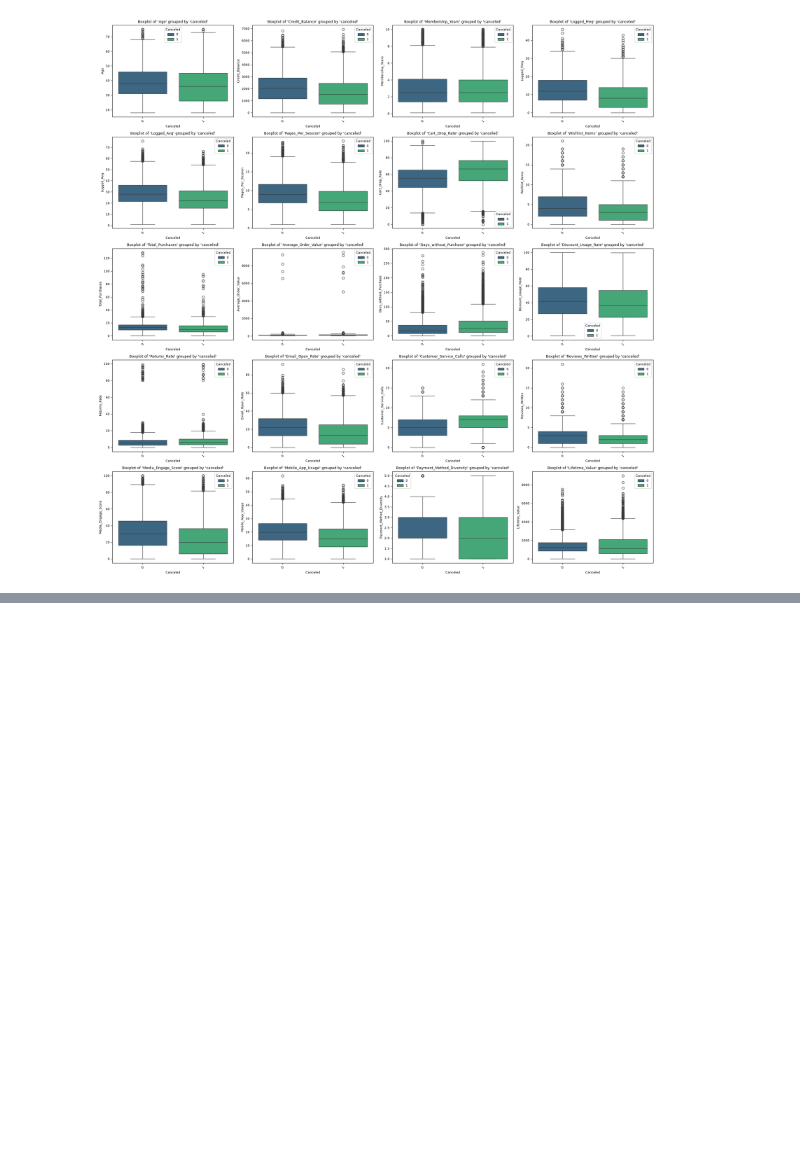
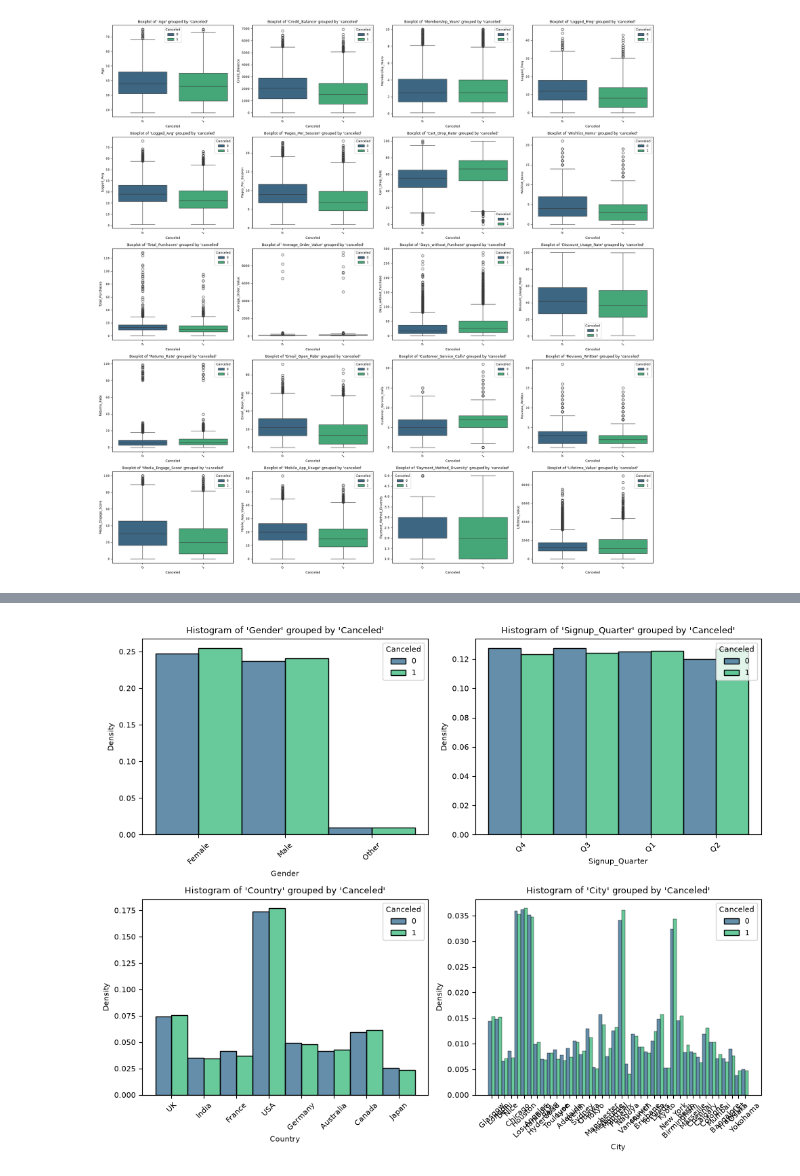
Before and after one commit to alfreve2003/Big-Data-Intelligence, a Jupyter notebook: Assignment 1.ipynb, the cells around one changed output, grey strips where cells are left out. Cells and saved outputs as stored; diff of their text form; code cells hidden in the pictures; blank space fills up the shorter version.

Commit message:
Categorical bivariate analysis done

```diff
--- a/Assignment 1.ipynb
+++ b/Assignment 1.ipynb
@@ -53,12 +53,12 @@ Our dataset has 20240 instances and 26 features. The target variable, *Canceled*
 Let's continue analyzing each type of variables. Starting with categorical variables, we must check which ones contain a high number of unique values. This is because in those cases a specific strategie should be followed in order to prevent overfitting and dimensional issues.
 # %%
 # Select categorical variables
-categ_cols = df.select_dtypes("object").columns
+categ_cols = df.select_dtypes("object")
 
 # Cardinality
 cardinality = []
 
-for c in categ_cols:
+for c in categ_cols.columns:
     cardinality.append({
         "Variable": c,
         "Cardinality": df[c].nunique()
@@ -180,0 +189,21 @@ plt.show()
+# %%
+categ_cols = df.select_dtypes("object")
+number_categ_cols = len(categ_cols.columns) # Number of categorical columns
+cols = 2  # Number of subplots by row
+rows = (number_categ_cols + cols - 1) // cols  # Number of subplots by columns
+
+
+fig, axes = plt.subplots(rows, cols, figsize=(cols * 5, rows * 4))  # Size of each subplot
+axes = axes.flatten()
+
+# Plotting
+for i, col in enumerate(categ_cols.columns):
+  sns.histplot(data=df, x = col, hue= 'Canceled', multiple='dodge', stat = 'density', palette="viridis", ax=axes[i])
+  axes[i].set_title(f"Histogram of '{col}' grouped by 'Canceled'")
+  axes[i].tick_params(axis="x", rotation=45)
+
+
+plt.tight_layout()
+plt.show()
+# %% [output]
+[figure, added]
```
Also changed, not shown: parts of 3 cells of this notebook.
